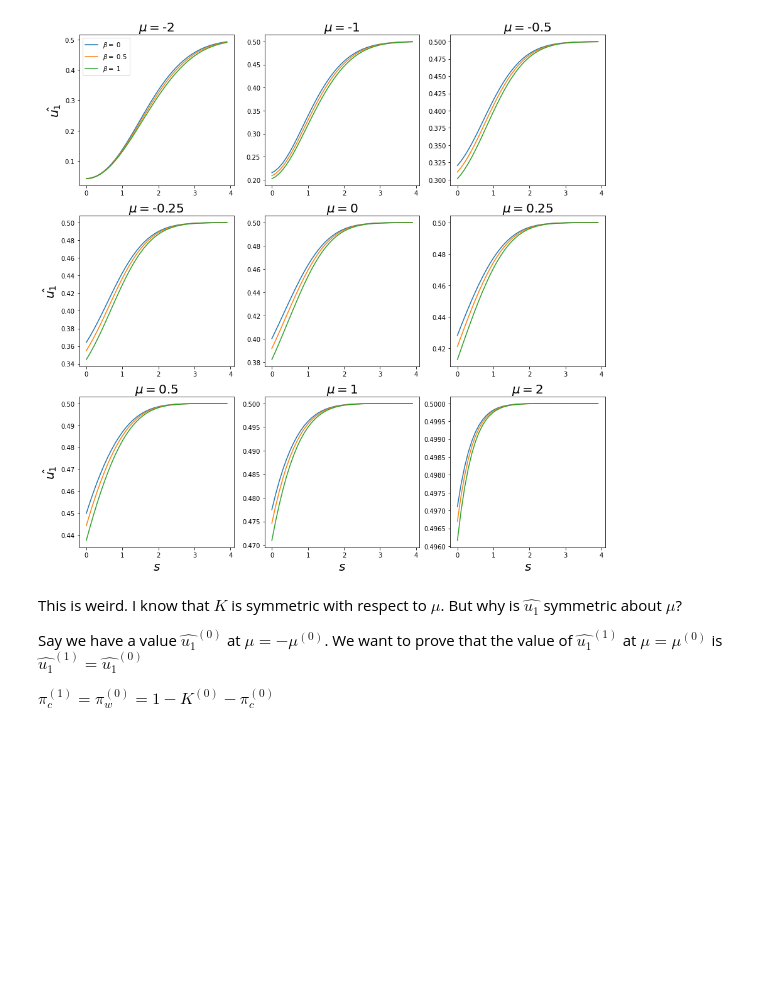
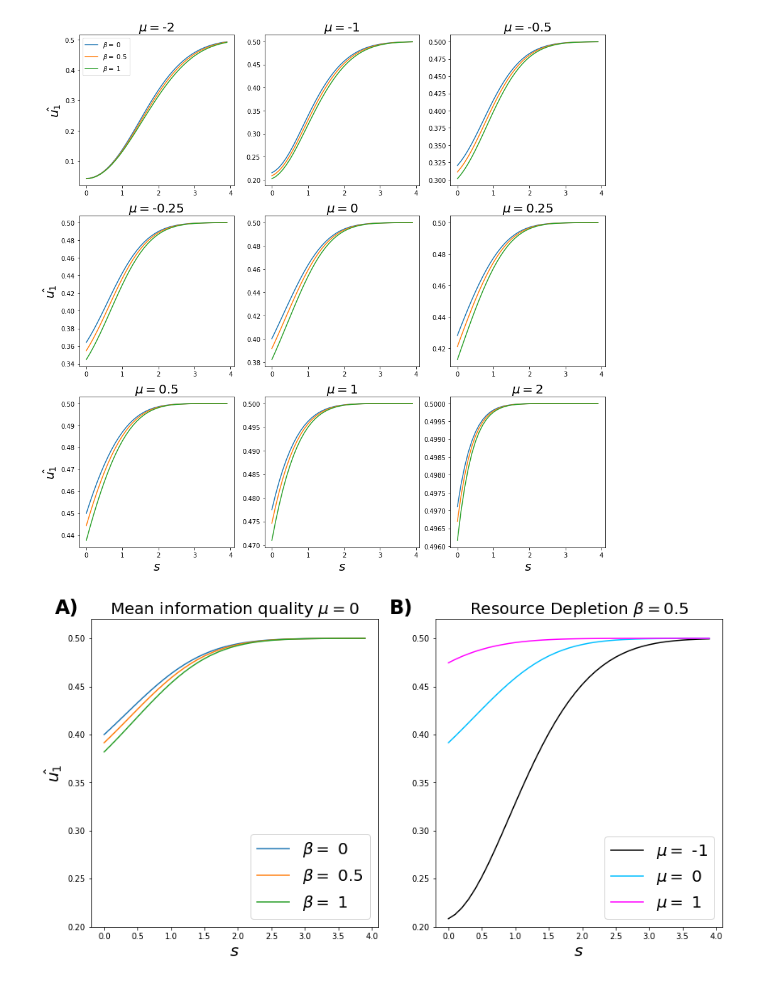
Before and after one commit to taliaborofsky/SocialLearning_Payoff, a Jupyter notebook: PO_Trajectories.ipynb, the cells around one changed output. Drawn from its saved outputs; the diff is of its cells as text; code cells hidden in the pictures; blank space fills up the shorter version.

```diff
--- a/PO_Trajectories.ipynb
+++ b/PO_Trajectories.ipynb
@@ -1146,9 +748,43 @@ f.savefig('Figures/u1_s_curve.png',bbox_inches = 'tight')
 # %% [output]
 [figure]
-# %% [markdown]
-This is weird. I know that $K$ is symmetric with respect to $\mu$. But why is $\hat{u_1}$ symmetric about $\mu$?
-
-Say we have a value $\hat{u_1}^{(0)}$ at $\mu = - \mu^{(0)}$. We want to prove that the value of $\hat{u_1}^{(1)}$ at $\mu = \mu^{(0)}$ is $\hat{u_1}^{(1)} = \hat{u_1}^{(0)}$
-
-$\pi_c^{(1)} = \pi_w^{(0)} = 1 - K^{(0)} - \pi_c^{(0)}$
+# %%
+f, axs = plt.subplots(1,2,figsize=(14,7), sharex=True)
+
+# plot 1
+mu = 0
+svals = np.arange(0,4,0.1)
+K = Kfun(svals, scs.norm(mu))
+pc = pcfun(svals,scs.norm(mu))
+betavals = [0,0.5, 1]
+
+for i,beta in enumerate(betavals):
+    u1 = PredictEquilibrium_NoPref(K,pc,beta)
+    lab = r'$\beta = $ ' + str(beta)
+    axs[0].plot(svals,u1, label = lab)
+
+f.text(0.11,0.93, 'A)', fontsize = 24, fontweight='bold',va='top', ha='right')
+axs[0].set_ylabel(r'$\hat{u_1}$', fontsize = 20)
+axs[0].set_title('Mean information quality $\mu = 0$', fontsize = 20)
+
+# plot 2
+beta = 0.5
+muvals = np.array([-1,0,1])
+K = np.array([Kfun(svals,scs.norm(mu)) for mu in muvals])
+pc = np.array([pcfun(svals, scs.norm(mu)) for mu in muvals])
+colors = ['k','deepskyblue', 'fuchsia']
+for i, mu in enumerate(muvals):
+    u1 = PredictEquilibrium_NoPref(K[i],pc[i],beta)
+    lab = r'$\mu = $ ' + str(mu)
+    axs[1].plot(svals,u1,colors[i],label=lab)
+f.text(0.52,0.93, 'B)', fontsize = 24, fontweight = 'bold', va = 'top', ha = 'right')
+axs[1].set_title(r'Resource Depletion $\beta = 0.5$', fontsize=20)
+for i,ax in enumerate(axs):
+    axs[i].legend(fontsize=20, loc = 'lower right')
+    axs[i].set_ylim(0.2,0.52)
+    axs[i].set_xlabel(r'$s$', fontsize = 20)
+#axs[0].set_title('A)',loc='left', fontsize = 20)
+
+f.savefig('Figures/u1_s_curve.png',bbox_inches = 'tight')
+# %% [output]
+[figure, added]
 # %%
```
Also changed, not shown: parts of 23 cells of this notebook, 29 other files.
